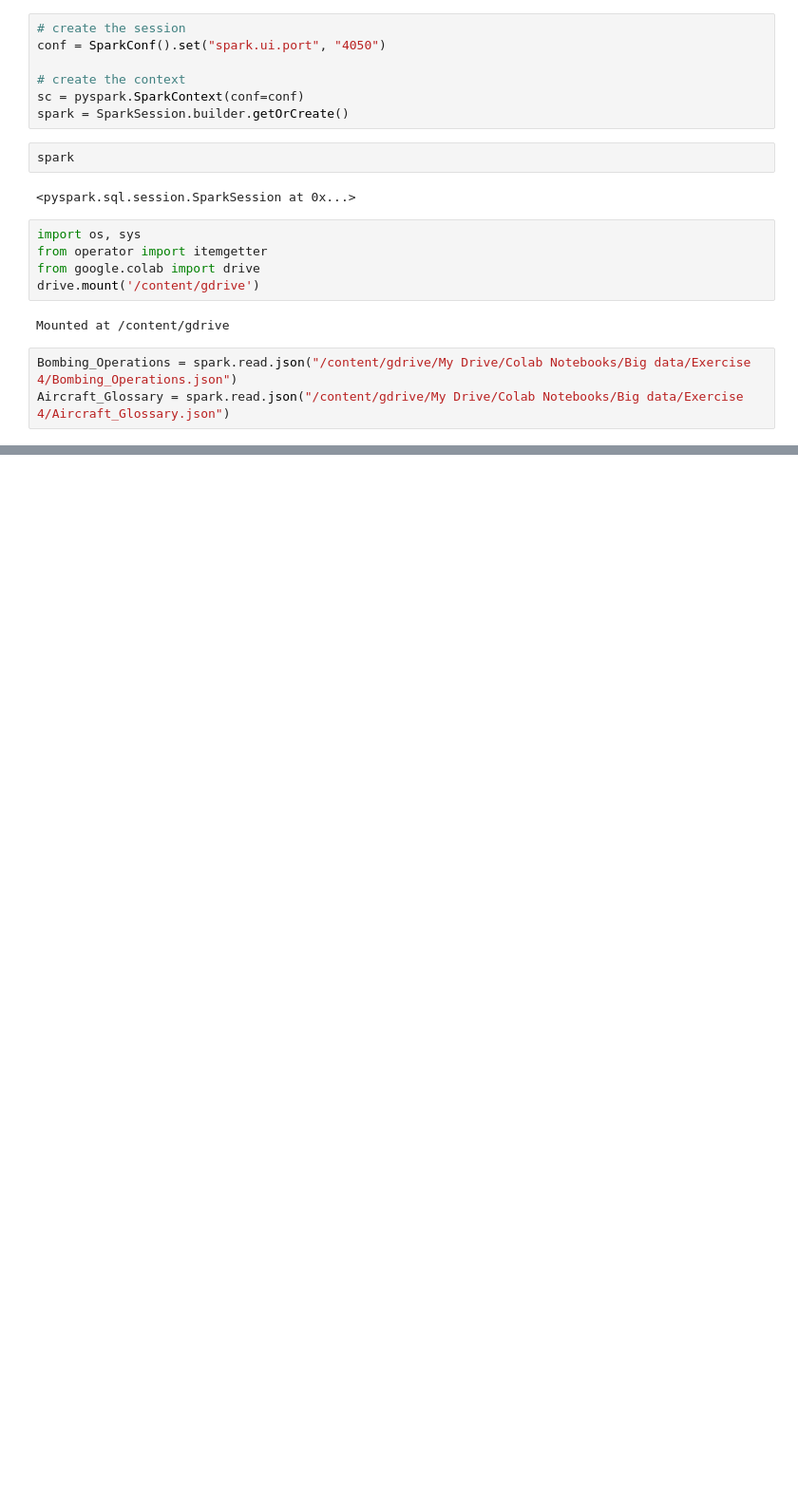
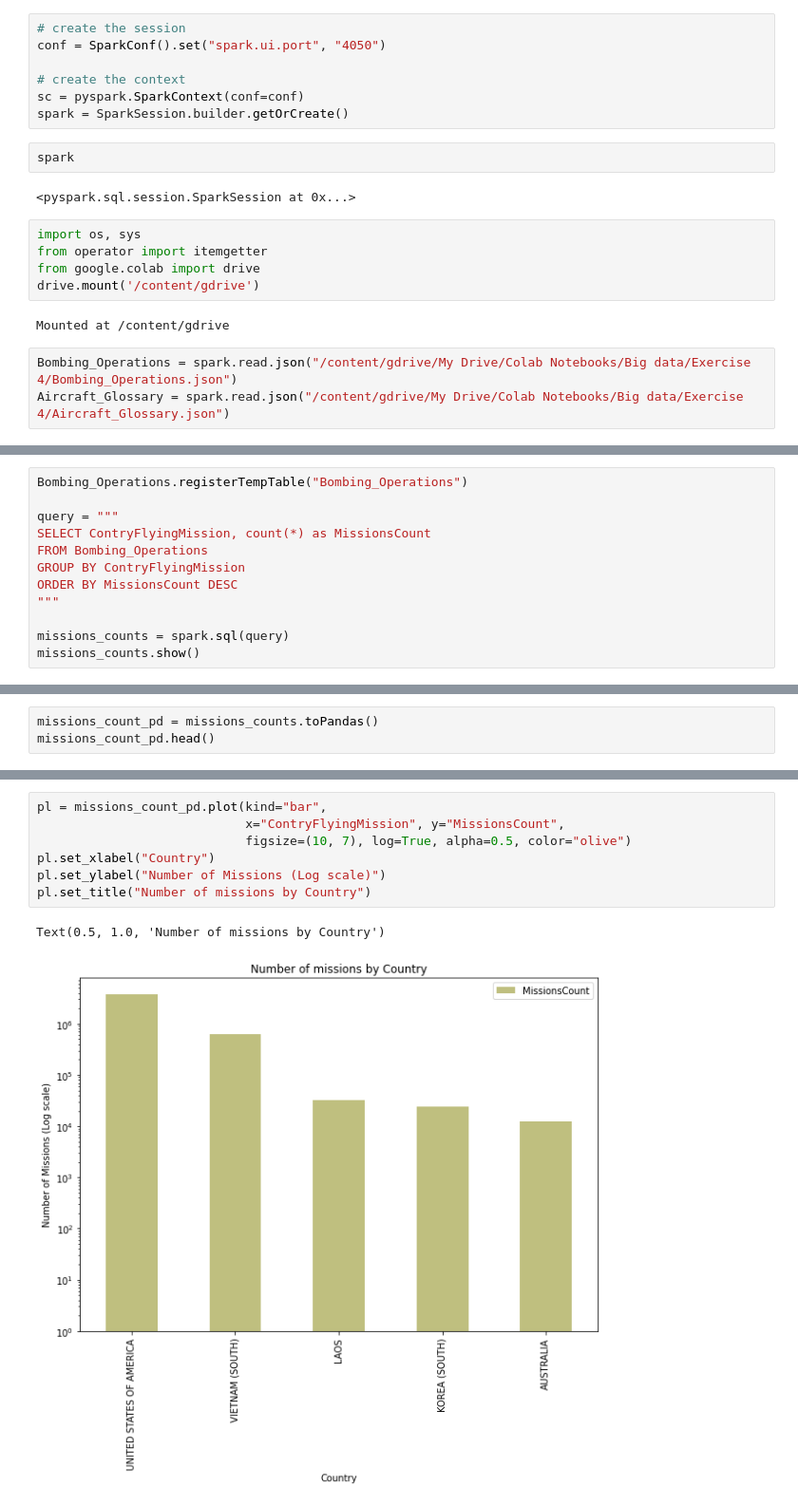
Before and after one commit to nhanptn73/Bigdata, a Jupyter notebook: PySpark.ipynb, the cells around one changed output, grey strips where cells are left out. Shown at 95% size. Drawn from its saved outputs; the diff is of its cells as text; blank space fills up the shorter version.

```diff
--- a/PySpark.ipynb
+++ b/PySpark.ipynb
@@ -48,0 +115,12 @@ Aircraft_Glossary = spark.read.json("/content/gdrive/My Drive/Colab Notebooks/Bi
+# %%
+Bombing_Operations.registerTempTable("Bombing_Operations")
+
+query = """
+SELECT ContryFlyingMission, count(*) as MissionsCount
+FROM Bombing_Operations
+GROUP BY ContryFlyingMission
+ORDER BY MissionsCount DESC
+"""
+
+missions_counts = spark.sql(query)
+missions_counts.show()
@@ -48,0 +137,3 @@ Aircraft_Glossary = spark.read.json("/content/gdrive/My Drive/Colab Notebooks/Bi
+# %%
+missions_count_pd = missions_counts.toPandas()
+missions_count_pd.head()
@@ -48,0 +147,10 @@ Aircraft_Glossary = spark.read.json("/content/gdrive/My Drive/Colab Notebooks/Bi
+# %%
+pl = missions_count_pd.plot(kind="bar",
+                            x="ContryFlyingMission", y="MissionsCount",
+                            figsize=(10, 7), log=True, alpha=0.5, color="olive")
+pl.set_xlabel("Country")
+pl.set_ylabel("Number of Missions (Log scale)")
+pl.set_title("Number of missions by Country")
+# %% [output]
+Text(0.5, 1.0, 'Number of missions by Country')
+[figure, added]
```
Also changed, not shown: parts of 29 cells of this notebook.
